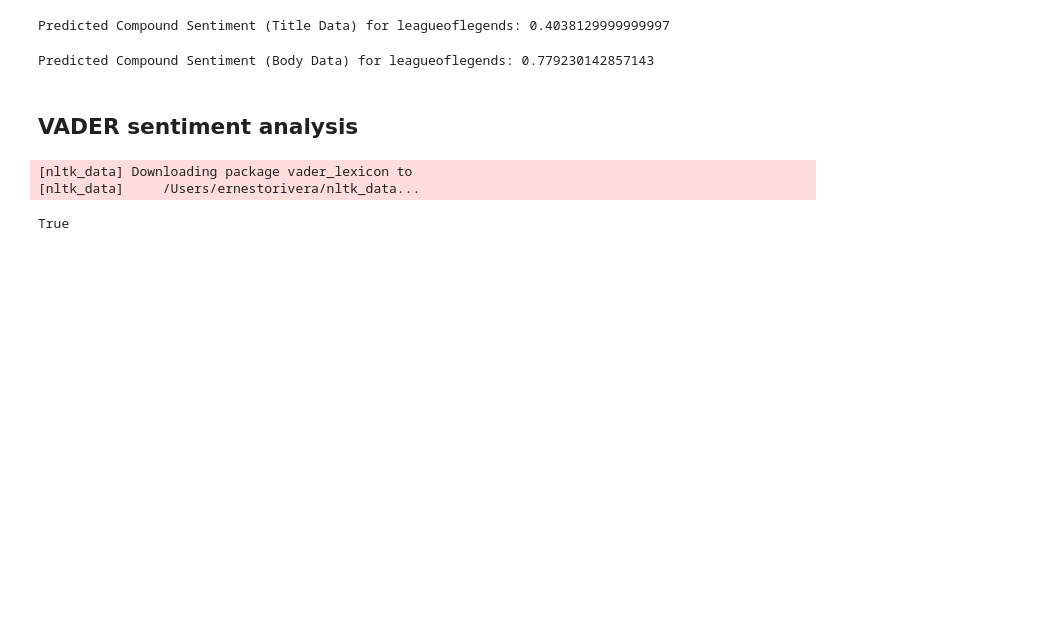
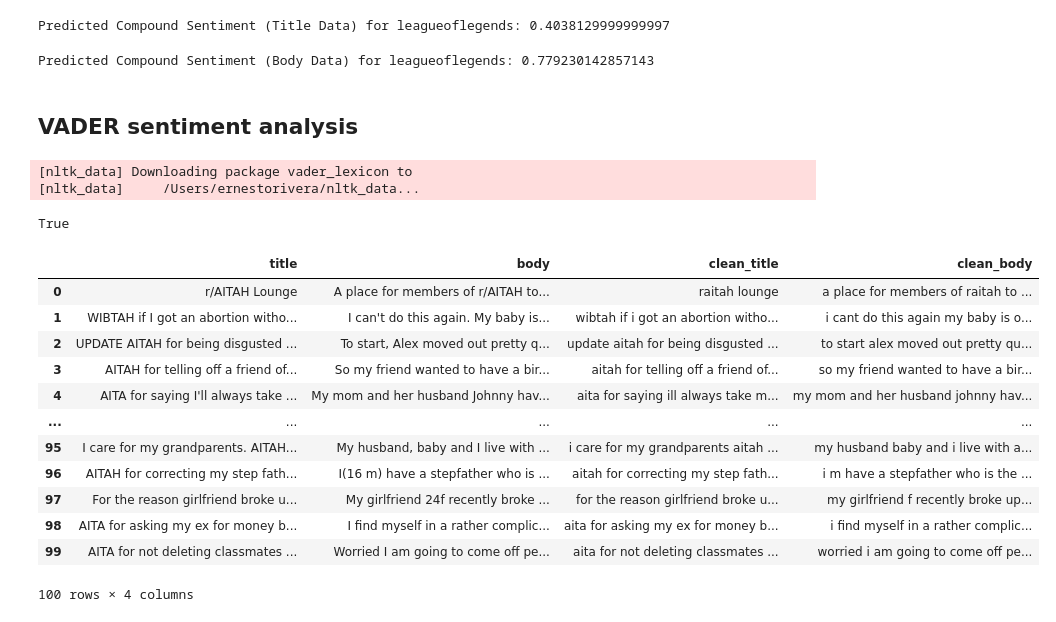
Before and after one commit to MWARDUNI/CSCI-4220-Final-Project, a Jupyter notebook: sentiment_extract/test_model.ipynb, the cells around one changed output. Drawn from its saved outputs; the diff is of its cells as text; code cells hidden in the pictures; blank space fills up the shorter version.

Commit message:
chore: added function to read top posts in input subreddit

```diff
--- a/sentiment_extract/test_model.ipynb
+++ b/sentiment_extract/test_model.ipynb
@@ -296,3 +301,24 @@ nltk.download('vader_lexicon')
 True
 # %%
 sia = SentimentIntensityAnalyzer()
+# %%
+reddit = praw.Reddit(
+    client_id='BaVi2Bz4ZW3BPGc0M5gusw',         # Replace with your client_id
+    client_secret='OOcK08XZB7Mf-m16IWtnb7z8ZJlz9Q', # Replace with your client_secret
+    user_agent='sentiment-analysis'        # Replace with your user_agent
+)
+# %%
+# Choose a subreddit
+subreddit_name = 'AITAH'  # Replace with the subreddit you're interested in
+subreddit = reddit.subreddit(subreddit_name)
+
+# Fetch the top 100 posts
+posts = []
+for post in subreddit.hot(limit=100):
+    posts.append({
+        'title': post.title,
+        'body': post.selftext
+    })
+
+# Create a DataFrame
+df = pd.DataFrame(posts)
@@ -298,0 +327,33 @@ sia = SentimentIntensityAnalyzer()
+# %%
+def preprocess_text(text):
+    # Convert to lowercase
+    text = text.lower()
+    # Remove URLs
+    text = re.sub(r'http\S+', '', text)
+    # Remove mentions
+    text = re.sub(r'@\w+', '', text)
+    # Remove special characters and numbers
+    text = re.sub(r'[^a-zA-Z\s]', '', text)
+    # Remove extra whitespace
+    text = re.sub(r'\s+', ' ', text).strip()
+    return text
+# %%
+# Apply preprocessing
+df['clean_title'] = df['title'].apply(preprocess_text)
+df['clean_body'] = df['body'].apply(preprocess_text)
+# %%
+df
+# %% [output]
+|  | title | body | clean_title | clean_body |
+| 0 | r/AITAH Lounge | A place for members of r/AITAH to... | raitah lounge | a place for members of raitah to ... |
+| 1 | WIBTAH if I got an abortion witho... | I can't do this again. My baby is... | wibtah if i got an abortion witho... | i cant do this again my baby is o... |
+| 2 | UPDATE AITAH for being disgusted ... | To start, Alex moved out pretty q... | update aitah for being disgusted ... | to start alex moved out pretty qu... |
+| 3 | AITAH for telling off a friend of... | So my friend wanted to have a bir... | aitah for telling off a friend of... | so my friend wanted to have a bir... |
+| 4 | AITA for saying I'll always take ... | My mom and her husband Johnny hav... | aita for saying ill always take m... | my mom and her husband johnny hav... |
+| ... | ... | ... | ... | ... |
+| 95 | I care for my grandparents. AITAH... | My husband, baby and I live with ... | i care for my grandparents aitah ... | my husband baby and i live with a... |
+| 96 | AITAH for correcting my step fath... | I(16 m) have a stepfather who is ... | aitah for correcting my step fath... | i m have a stepfather who is the ... |
+| 97 | For the reason girlfriend broke u... | My girlfriend 24f recently broke ... | for the reason girlfriend broke u... | my girlfriend f recently broke up... |
+| 98 | AITA for asking my ex for money b... | I find myself in a rather complic... | aita for asking my ex for money b... | i find myself in a rather complic... |
+| 99 | AITA for not deleting classmates ... | Worried I am going to come off pe... | aita for not deleting classmates ... | worried i am going to come off pe... |
+100 rows × 4 columns
```
Also changed, not shown: parts of 5 cells of this notebook.
